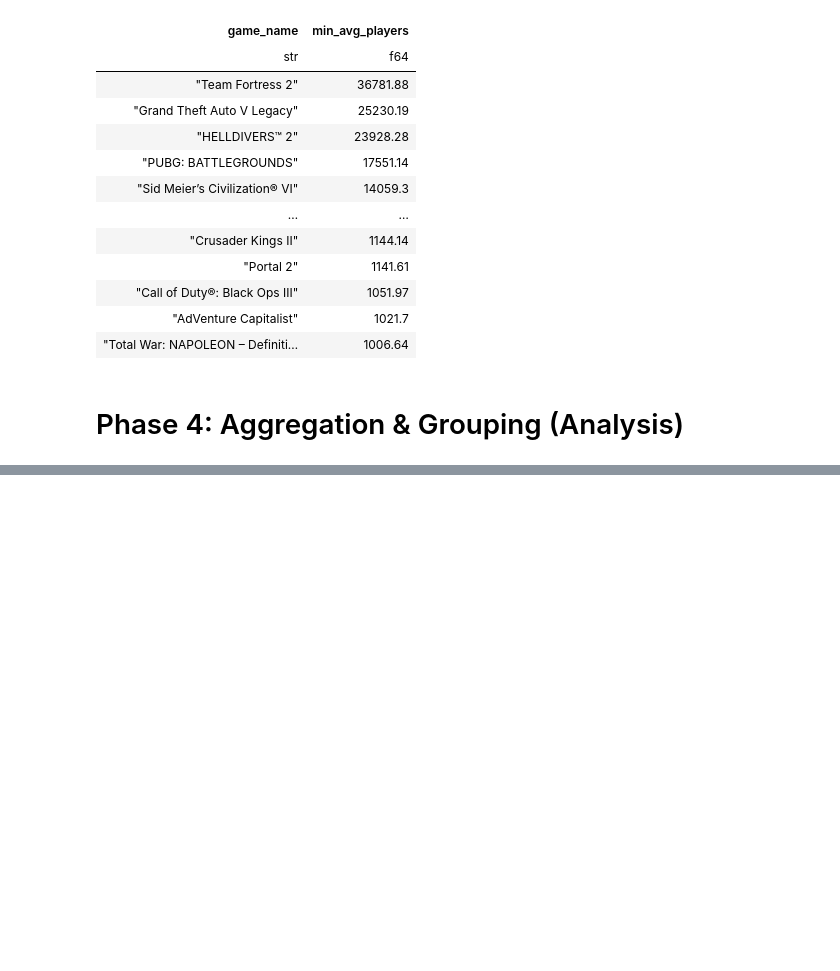
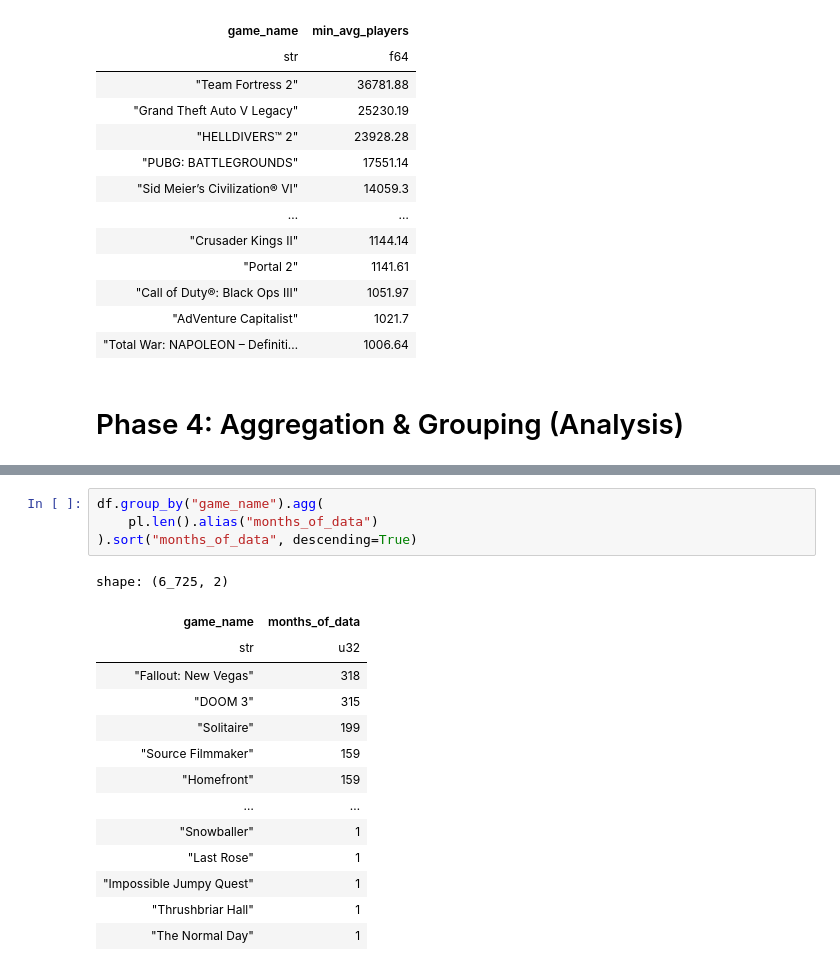
Before and after one commit to ZygimantasB/polars_library, a Jupyter notebook: kaggle/Steam Monthly Average Players.ipynb, the cells around one changed output, grey strips where cells are left out. Cells and saved outputs as stored; diff of their text form; blank space fills up the shorter version.

```diff
--- a/kaggle/Steam Monthly Average Players.ipynb
+++ b/kaggle/Steam Monthly Average Players.ipynb
@@ -444,0 +508,19 @@ shape: (62, 2)
+# %%
+df.group_by("game_name").agg(
+    pl.len().alias("months_of_data")
+).sort("months_of_data", descending=True)
+# %% [output]
+shape: (6_725, 2)
+| game_name | months_of_data |
+| str | u32 |
+| "Fallout: New Vegas" | 318 |
+| "DOOM 3" | 315 |
+| "Solitaire" | 199 |
+| "Source Filmmaker" | 159 |
+| "Homefront" | 159 |
+| … | … |
+| "Snowballer" | 1 |
+| "Last Rose" | 1 |
+| "Impossible Jumpy Quest" | 1 |
+| "Thrushbriar Hall" | 1 |
+| "The Normal Day" | 1 |
```
Also changed, not shown: parts of 6 cells of this notebook.
